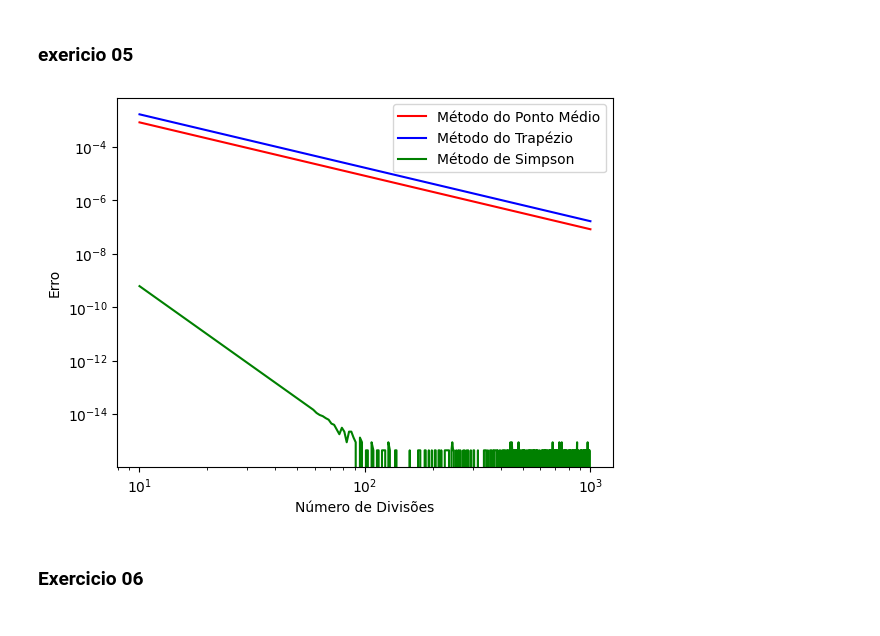
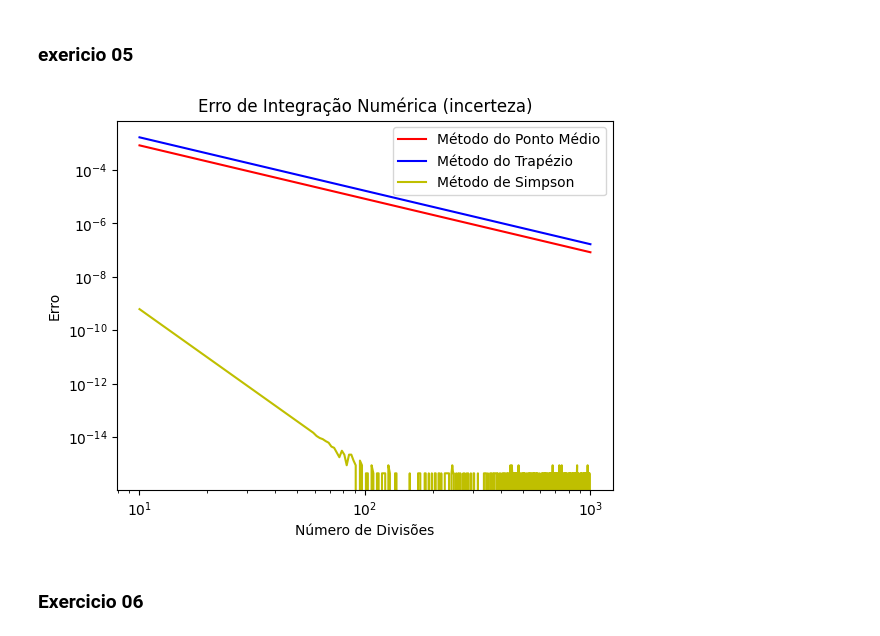
Before and after one commit to caueSordi/lista_5_calc_num, a Jupyter notebook: lista_05.ipynb, the cells around one changed output. Drawn from its saved outputs; the diff is of its cells as text; code cells hidden in the pictures.

```diff
--- a/lista_05.ipynb
+++ b/lista_05.ipynb
@@ -274,25 +317,26 @@ def integral(a, b, lista, func):
 # %%
 i = np.linspace(10, 10**3, 500, dtype=int)
 a = 0
 b = 1
 
 difmedio, diftrapezio, difsimpson = integral(a, b, i, func)
 
-for j in range(len(i)):
+for j in range(len(i)): # pega a diferença dos metodos
     difmedio[j] = abs(np.pi - difmedio[j])
     diftrapezio[j] = abs(np.pi - diftrapezio[j])
     difsimpson[j] = abs(np.pi - difsimpson[j])
 
 plt.loglog(i, difmedio, 'r', label='Método do Ponto Médio')
 plt.loglog(i, diftrapezio, 'b', label='Método do Trapézio')
-plt.loglog(i, difsimpson, 'g', label='Método de Simpson')
+plt.loglog(i, difsimpson, 'y', label='Método de Simpson')
 
+plt.title('Erro de Integração Numérica (incerteza)')
 plt.xlabel('Número de Divisões')
 plt.ylabel('Erro')
 plt.legend()
 plt.show()
 # %% [output]
-[figure, old version]
+[figure, new version]
 # %% [markdown]
 ### Exercicio 06
 # %%
```
Also changed, not shown: parts of 28 cells of this notebook.
